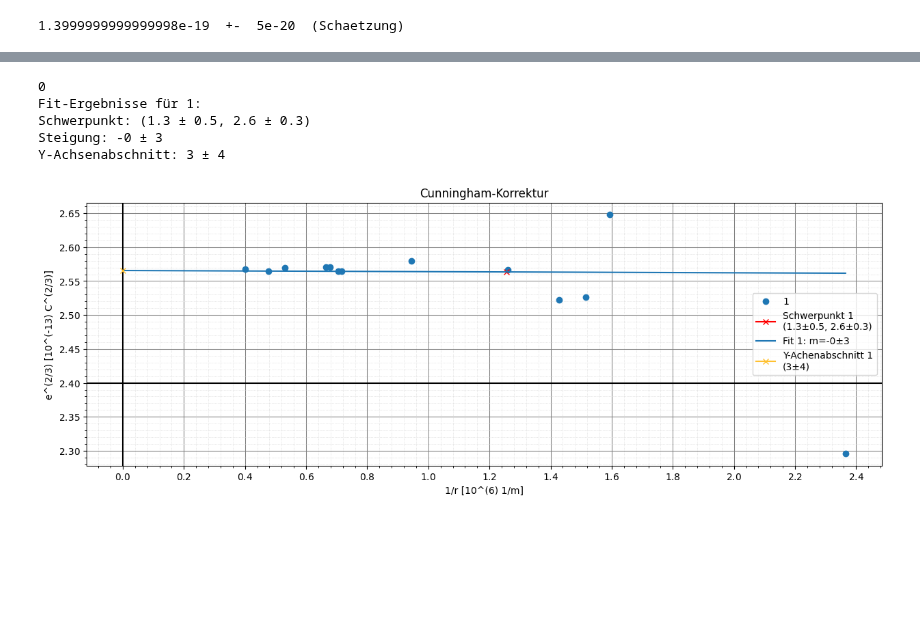
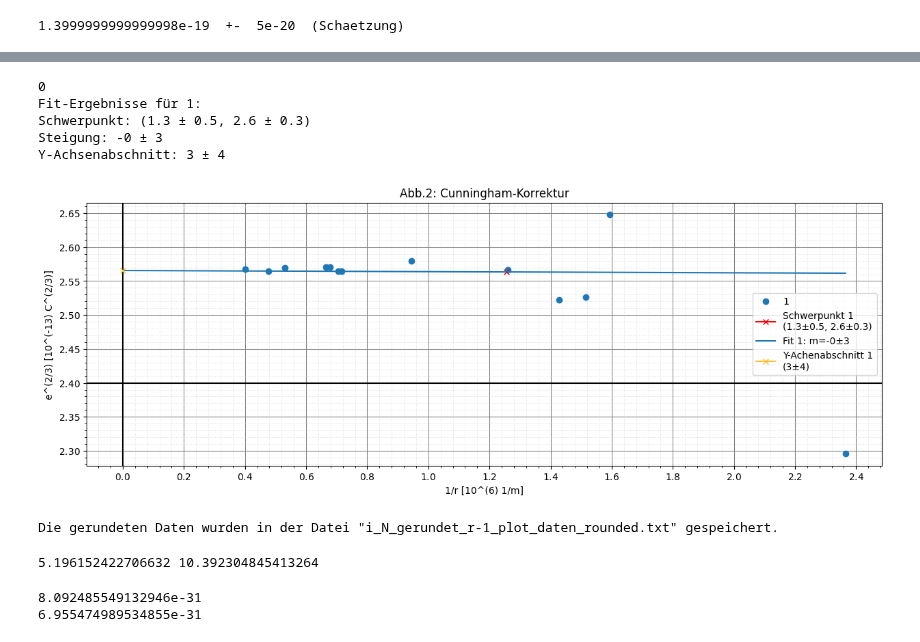
Before and after one commit to Patrixon0/data-analysis-plotting-tool, a Jupyter notebook: P2/Theo_Patrick/242/242_c_main.ipynb, the cells around one changed output, grey strips where cells are left out. Saved outputs shown, nothing was run; the diff lists cells and outputs as text; code cells hidden in the pictures; blank space fills up the shorter version.

```diff
--- a/P2/Theo_Patrick/242/242_c_main.ipynb
+++ b/P2/Theo_Patrick/242/242_c_main.ipynb
@@ -722,19 +722,39 @@ Zeile 12: [1.5928639694170115, 0.044147551876164384, 2.6478355412522148, 0.88986
 Zeile 13: [1.26008064516129, 0.067957978342872, 2.5662299438731466, 0.7348089391115119]
 Auswertung abgeschlossen. Ergebnisse wurden in 'i_N_gerundet_r-1_plot_daten.txt' gespeichert.
 # %%
-geraden_fit(exp_nr='', file_n='i_N_gerundet_r-1_plot_daten.txt', title = 'Cunningham-Korrektur', x_label = '1/r [10^(6) 1/m]', y_label = 'e^(2/3) [10^(-13) C^(2/3)]',
+geraden_fit(exp_nr='', file_n='i_N_gerundet_r-1_plot_daten.txt', title = 'Abb.2: Cunningham-Korrektur', x_label = '1/r [10^(6) 1/m]', y_label = 'e^(2/3) [10^(-13) C^(2/3)]',
             x_major_ticks=0.02e1,
             x_minor_ticks=0.004e1,
             y_major_ticks=0.05,
             y_minor_ticks= 0.01,
-            linear_fit = True, focus_point = True, plot_y_inter = True, plot_errors= False, y_axis=2.4,)
+            linear_fit = True, focus_point = True, plot_y_inter = True, plot_errors= False, y_axis=2.4, save=True)
 
 
 #Für die Verwertung des Graphen ist wichtig die Werte wieder richtig umzurechnen (1/r ist in der Einheit 10^6/m und e^(2/3) in der Einheit 10^(-13)*C^(2/3))
 # %% [output]
 0
 Fit-Ergebnisse für 1:
 Schwerpunkt: (1.3 ± 0.5, 2.6 ± 0.3)
 Steigung: -0 ± 3
 Y-Achsenabschnitt: 3 ± 4
-[figure, old version]
+[figure, new version]
+# %%
+runden_und_speichern('i_N_gerundet_r-1_plot_daten.txt')
+# %% [output]
+Die gerundeten Daten wurden in der Datei "i_N_gerundet_r-1_plot_daten_rounded.txt" gespeichert.
+# %%
+b, err_b = 3, 4
+print(b**(3/2), (3/2) * b**0.5 * err_b)
+# %% [output]
+5.196152422706632 10.392304845413264
+# %%
+e0 = 1.4 * 10**-19
+err_e0 = 1.2 * 10**-19
+e_m = 1.73 * 10**11
+err_e_m = 0.11 *10**11
+
+print(e0 / e_m)
+print(np.sqrt((err_e0 / e_m)**2 + ((e0*err_e_m/((e_m)**2))**2)))
+# %% [output]
+8.092485549132946e-31
+6.955474989534855e-31
```
Also changed, not shown: 3 other files.
